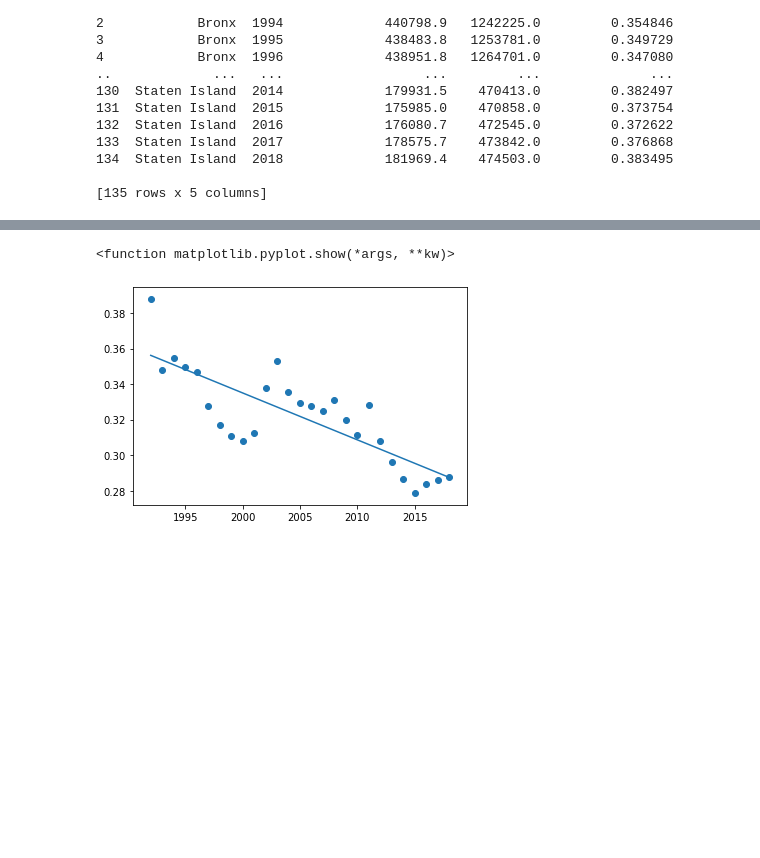
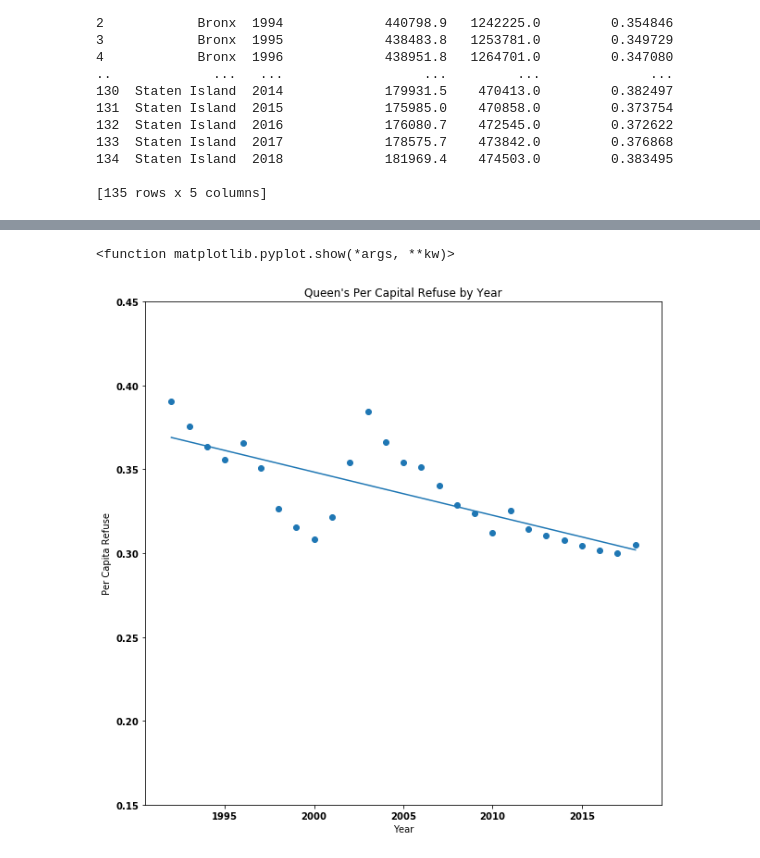
Before and after one commit to tedi529/New-York-Waste, a Jupyter notebook: Trash Output Time Borough.ipynb, the cells around one changed output, grey strips where cells are left out. Drawn from its saved outputs; the diff is of its cells as text; code cells hidden in the pictures; blank space fills up the shorter version.

```diff
--- a/Trash Output Time Borough.ipynb
+++ b/Trash Output Time Borough.ipynb
@@ -178,13 +206,20 @@ plt.show
 # %%
-bronx = borough_gb.get_group("Bronx")
-slope, intercept, r_value, p_value, std_err = linregress(bronx["Year"], bronx["PerCapitaRefuse"])
+queens = borough_gb.get_group("Queens")
+
+slope, intercept, r_value, p_value, std_err = linregress(queens["Year"], queens["PerCapitaRefuse"])
 x_vals = range(1992, 2019, 1)
 y_vals = [slope * x + intercept for x in x_vals]
 plt.plot(x_vals, y_vals)
-plt.scatter(bronx["Year"] ,bronx["PerCapitaRefuse"])
-plt.savefig("PerCapitaRefuse.png")
+plt.scatter(queens["Year"] ,queens["PerCapitaRefuse"])
+
+plt.xlabel("Year")
+plt.ylabel("Per Capita Refuse")
+plt.title("Queen's Per Capital Refuse by Year")
+plt.yticks(np.arange(0.15, 0.50, 0.05))
+
+plt.savefig("PerCapitaRefuse3.png")
 plt.show
 # %% [output]
 <function matplotlib.pyplot.show(*args, **kw)>
-[figure, old version]
+[figure, new version]
 # %%
```
Also changed, not shown: parts of 7 cells of this notebook, 9 other files.
